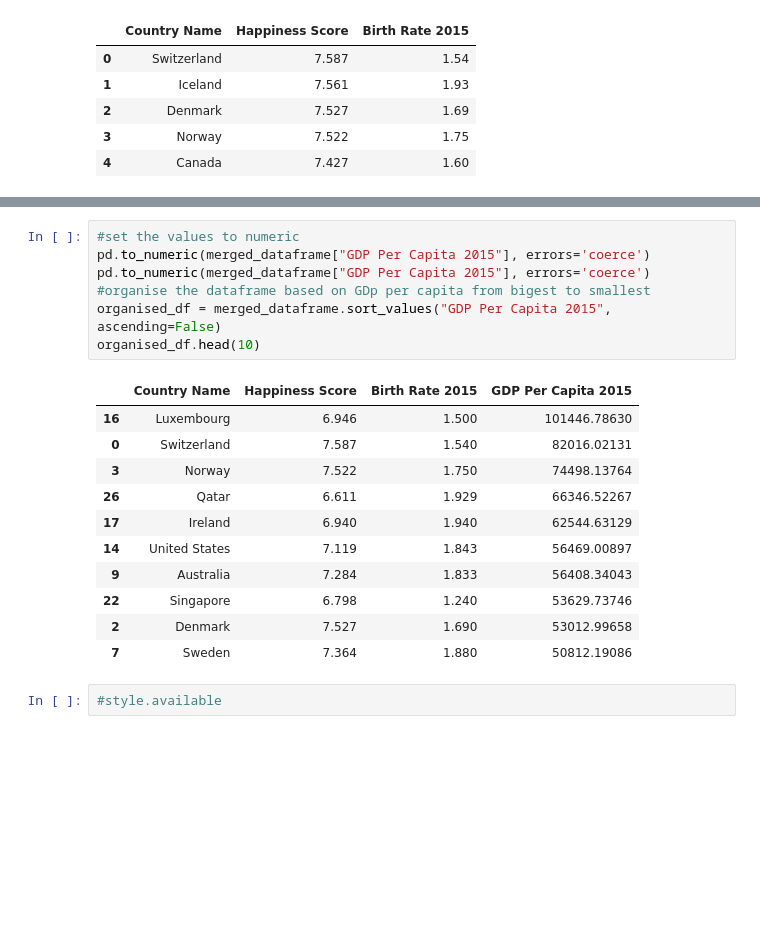
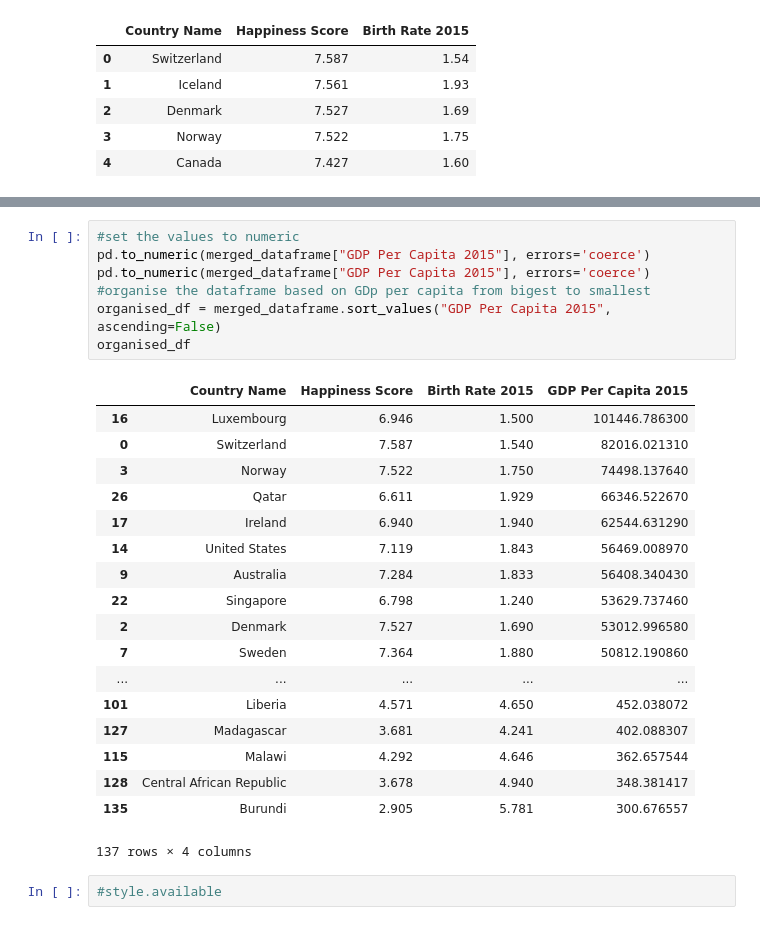
Before and after one commit to sinancengiz/World_Happiness, a Jupyter notebook: main.ipynb, the cells around one changed output, grey strips where cells are left out. Cells and saved outputs as stored; diff of their text form; blank space fills up the shorter version.

```diff
--- a/main.ipynb
+++ b/main.ipynb
@@ -123,22 +135,29 @@ merged_dataframe.head()
 # %%
 #set the values to numeric
 pd.to_numeric(merged_dataframe["GDP Per Capita 2015"], errors='coerce')
 pd.to_numeric(merged_dataframe["GDP Per Capita 2015"], errors='coerce')
 #organise the dataframe based on GDp per capita from bigest to smallest
 organised_df = merged_dataframe.sort_values("GDP Per Capita 2015", ascending=False)
-organised_df.head(10)
+organised_df
 # %% [output]
 |  | Country Name | Happiness Score | Birth Rate 2015 | GDP Per Capita 2015 |
-| 16 | Luxembourg | 6.946 | 1.500 | 101446.78630 |
-| 0 | Switzerland | 7.587 | 1.540 | 82016.02131 |
-| 3 | Norway | 7.522 | 1.750 | 74498.13764 |
-| 26 | Qatar | 6.611 | 1.929 | 66346.52267 |
-| 17 | Ireland | 6.940 | 1.940 | 62544.63129 |
-| 14 | United States | 7.119 | 1.843 | 56469.00897 |
-| 9 | Australia | 7.284 | 1.833 | 56408.34043 |
-| 22 | Singapore | 6.798 | 1.240 | 53629.73746 |
-| 2 | Denmark | 7.527 | 1.690 | 53012.99658 |
-| 7 | Sweden | 7.364 | 1.880 | 50812.19086 |
+| 16 | Luxembourg | 6.946 | 1.500 | 101446.786300 |
+| 0 | Switzerland | 7.587 | 1.540 | 82016.021310 |
+| 3 | Norway | 7.522 | 1.750 | 74498.137640 |
+| 26 | Qatar | 6.611 | 1.929 | 66346.522670 |
+| 17 | Ireland | 6.940 | 1.940 | 62544.631290 |
+| 14 | United States | 7.119 | 1.843 | 56469.008970 |
+| 9 | Australia | 7.284 | 1.833 | 56408.340430 |
+| 22 | Singapore | 6.798 | 1.240 | 53629.737460 |
+| 2 | Denmark | 7.527 | 1.690 | 53012.996580 |
+| 7 | Sweden | 7.364 | 1.880 | 50812.190860 |
+| ... | ... | ... | ... | ... |
+| 101 | Liberia | 4.571 | 4.650 | 452.038072 |
+| 127 | Madagascar | 3.681 | 4.241 | 402.088307 |
+| 115 | Malawi | 4.292 | 4.646 | 362.657544 |
+| 128 | Central African Republic | 3.678 | 4.940 | 348.381417 |
+| 135 | Burundi | 2.905 | 5.781 | 300.676557 |
+137 rows × 4 columns
 # %%
 #style.available
 # %%
```
Also changed, not shown: parts of 1 cell of this notebook, 1 other file.
